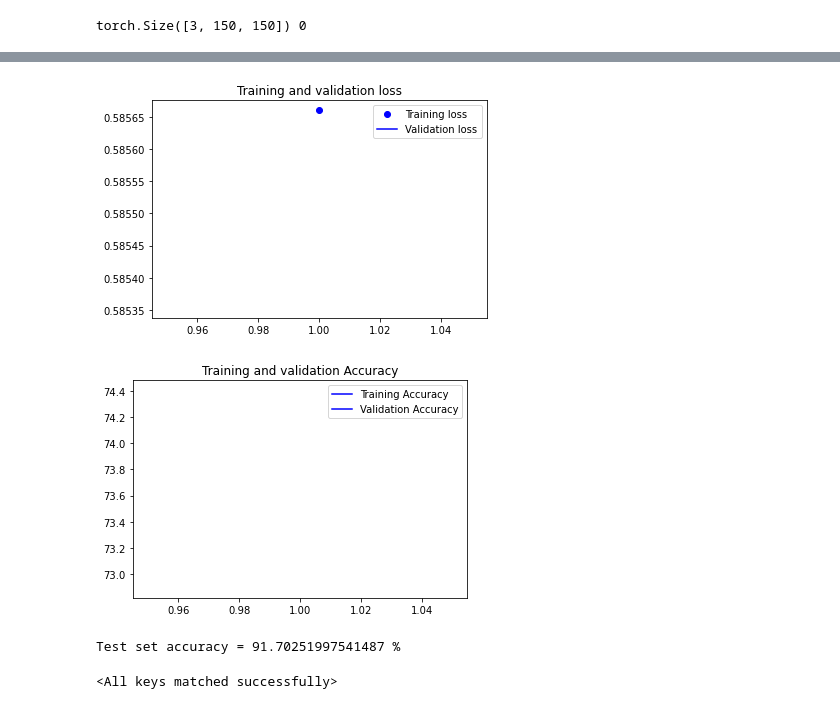
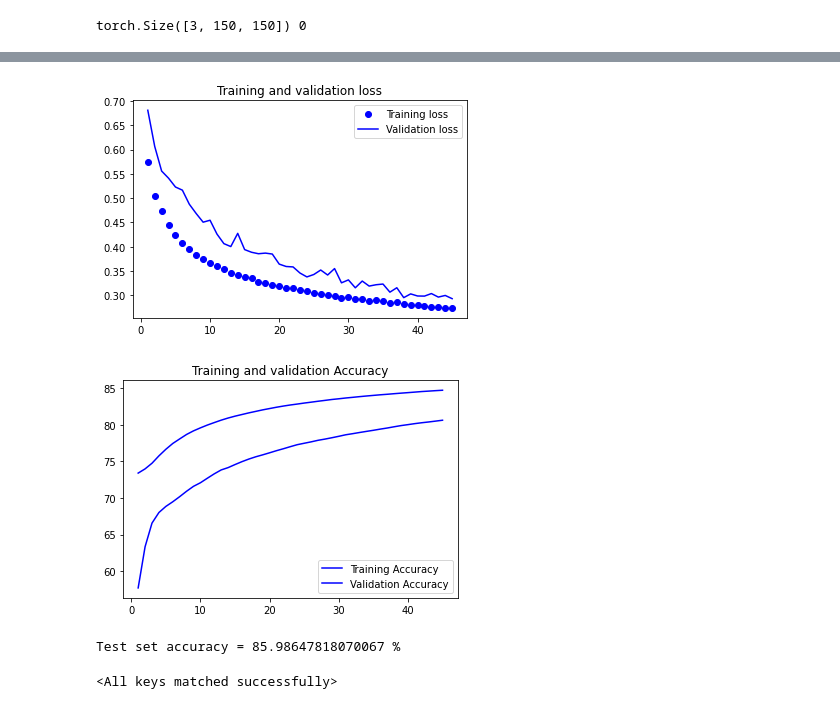
Before and after one commit to DeusLicht/Research_Project, a Jupyter notebook: Project.ipynb, the cells around one changed output, grey strips where cells are left out. Cells and saved outputs as stored; diff of their text form; code cells hidden in the pictures.

Commit message:
resnet50 done. Model saved .pth

```diff
--- a/Project.ipynb
+++ b/Project.ipynb
@@ -80,9 +80,9 @@ from torchvision.models import resnet50
 # %%
 device = 'cuda' if torch.cuda.is_available() else 'cpu'
 #model = CNN().to(device)
-model = resnet50(weights=None)
-modules = list(model.children())[:-2]      # delete the last fc layer.
-model.fc = nn.Linear(2048 , 2)
+resnet = resnet50(weights=None)
+modules = list(resnet.children())[:-2]      # delete the last fc layer.
+resnet.fc = nn.Linear(2048 , 2)
 # %%
-model = model.to(device)
+resnet = resnet.to(device)
 # %%
@@ -129,14 +129,14 @@ Estimated Total Size (MB): 225.08
 
 #Defining the model hyper parameters
 num_epochs = 45
-learning_rate = 0.0001
-weight_decay = 0.01
+learning_rate = 0.00001
+weight_decay = 0.001
 weights = torch.Tensor([0.4, 0.6])
 #criterion = nn.CrossEntropyLoss()
 criterion = nn.BCELoss(size_average=True)
 criterion.to(device)
 #criterion = torch.nn.BCELoss(weight=weights)
-optimizer = torch.optim.SGD(model.parameters(), lr=learning_rate, weight_decay=weight_decay)
+optimizer = torch.optim.Adagrad(resnet.parameters(), lr=learning_rate, weight_decay=weight_decay)
 # %%
 def trainmodel(model, num_epochs, train_loader, valid_loader, criterion, optimizer):
     train_correct = 0
@@ -149,7 +149,7 @@ def trainmodel(model, num_epochs, train_loader, valid_loader, criterion, optimiz
     valid_accuracy_list = []
     for epoch in range(num_epochs):
         train_loss = 0
-        model.train()
+        #model.train()
         for i, (images, labels) in enumerate(train_loader):
             images = images.to(device)
             labels = labels.to(device)
@@ -212,5 +212,5 @@ gc.collect()
 
 torch.cuda.empty_cache()
 # %%
-trainmodel(model, num_epochs, train_loader, valid_loader, criterion, optimizer)
+trainmodel(resnet, num_epochs, train_loader, valid_loader, criterion, optimizer)
 # %% [output]
@@ -218,5 +234,5 @@ Epoch 1/1, Train Loss: 0.586, Train Accuracy: 74.404, Validation Loss: 0.585, Va
-[figure, old version]
+[figure, new version]
-[figure, old version]
+[figure, new version]
 # %%
 def testmodel(model, loader):
     test_acc=0
@@ -242,5 +258,5 @@ def testmodel(model, loader):
-# %%
-testmodel(model, test_loader)
-# %% [output]
-Test set accuracy = 91.70251997541487 %
+# %%
+testmodel(resnet, valid_loader)
+# %% [output]
+Test set accuracy = 85.98647818070067 %
 # %%
```
Also changed, not shown: parts of 7 cells of this notebook, 5 other files.
